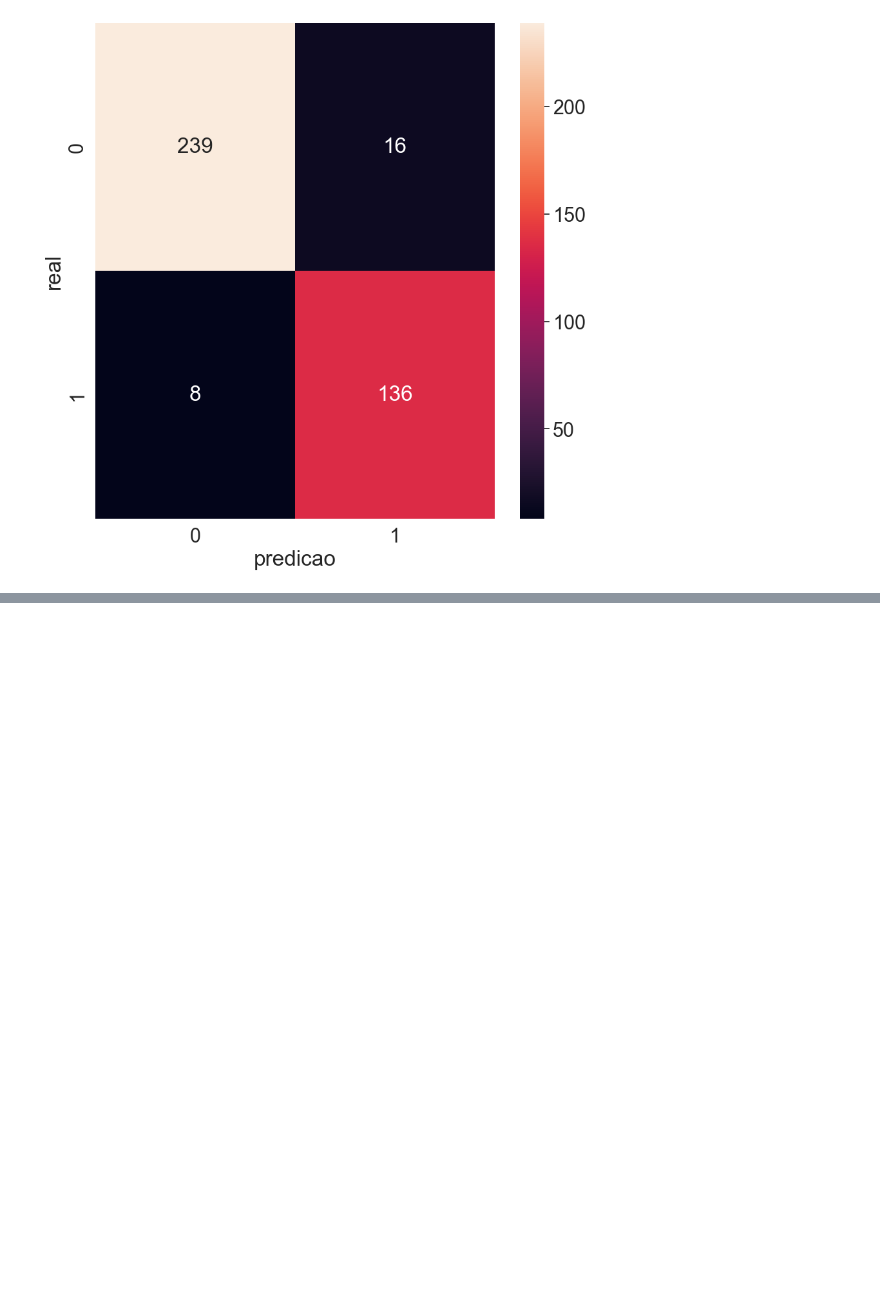
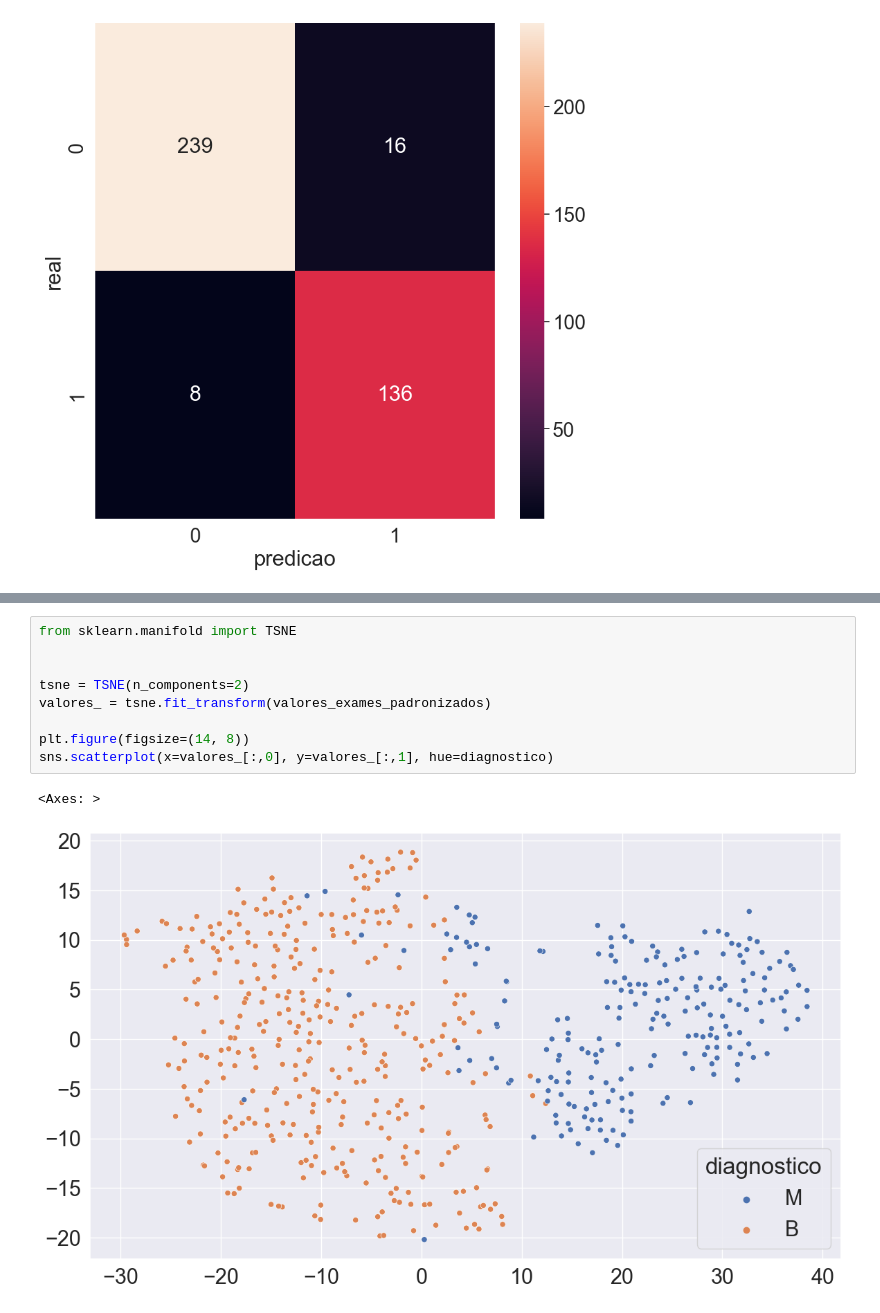
Before and after one commit to Lyarkh/Formacao_Machine_Learning, a Jupyter notebook: machine_learning/3 - lidando_com_dados_de_muitas_dimensoes/tratando_dados_de_muitas_dimensoes.ipynb, the cells around one changed output, grey strips where cells are left out. Drawn from its saved outputs; the diff is of its cells as text; blank space fills up the shorter version.

Commit message:
feat: fazendo a transformação utilizando o TSNE

```diff
--- a/machine_learning/3 - lidando_com_dados_de_muitas_dimensoes/tratando_dados_de_muitas_dimensoes.ipynb
+++ b/machine_learning/3 - lidando_com_dados_de_muitas_dimensoes/tratando_dados_de_muitas_dimensoes.ipynb
@@ -386,0 +389,12 @@ sns.scatterplot(x=valores_[:,0], y=valores_[:,1], hue=diagnostico)
+# %%
+from sklearn.manifold import TSNE
+
+
+tsne = TSNE(n_components=2)
+valores_ = tsne.fit_transform(valores_exames_padronizados)
+
+plt.figure(figsize=(14, 8))
+sns.scatterplot(x=valores_[:,0], y=valores_[:,1], hue=diagnostico)
+# %% [output]
+<Axes: >
+[figure, added]
```
Also changed, not shown: parts of 20 cells of this notebook.
